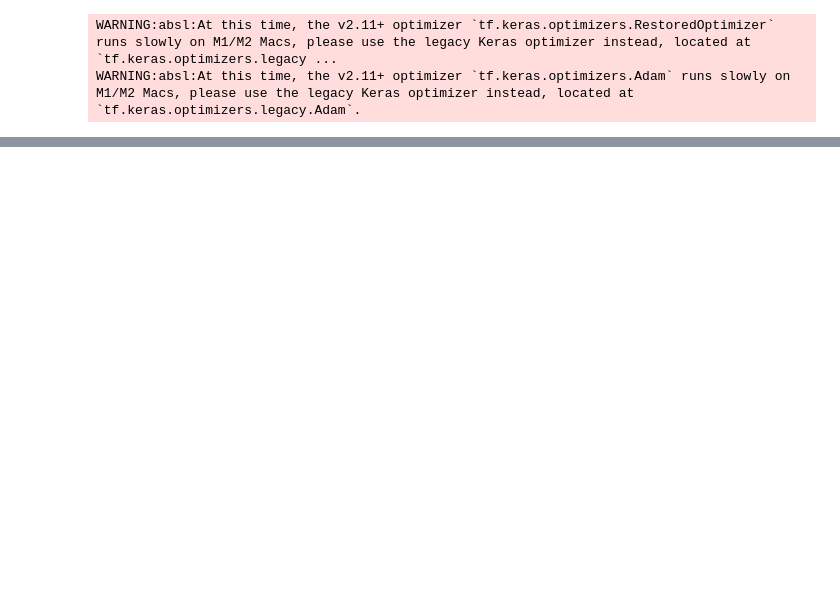
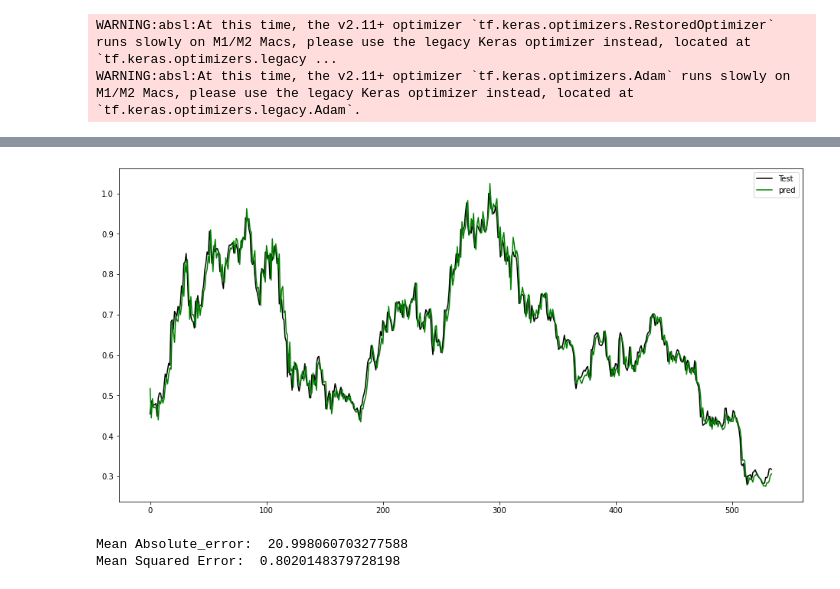
Before and after one commit to Pierciest/financial-analysis-for-crypto-currencies, a Jupyter notebook: LSTM.ipynb, the cells around one changed output, grey strips where cells are left out. Saved outputs shown, nothing was run; the diff lists cells and outputs as text; code cells hidden in the pictures; blank space fills up the shorter version.

```diff
--- a/LSTM.ipynb
+++ b/LSTM.ipynb
@@ -319,0 +469,5 @@ AttributeError: module 'keras.api._v2.keras.metrics' has no attribute 'mean_squa
+# %%
+cp1_GT = ModelCheckpoint('model1/', save_best_only=True)
+model1_GT.compile(loss=MeanSquaredError(), optimizer=adam, metrics=[RootMeanSquaredError()])
+# %%
+model1_GT.fit(x=X_train, y=y_train, validation_data=(X_test, y_test), batch_size=15, epochs=15, shuffle=True, validation_split = 0.1, callbacks=[cp1_GT])
@@ -319,0 +505,2 @@ AttributeError: module 'keras.api._v2.keras.metrics' has no attribute 'mean_squa
+# %%
+model1 = load_model('model1/')
@@ -319,0 +510,5 @@ AttributeError: module 'keras.api._v2.keras.metrics' has no attribute 'mean_squa
+# %%
+y_pred = model1.predict(X_test)
+#y_pred=np.where(y_pred > 0.43, 1,0)
+for i in range(10):
+    print(y_pred[i], y_test[i])
@@ -319,0 +527,16 @@ AttributeError: module 'keras.api._v2.keras.metrics' has no attribute 'mean_squa
+# %%
+plt.figure(figsize=(16,8))
+plt.plot(y_test, color = 'black', label = 'Test')
+plt.plot(y_pred, color = 'green', label = 'pred')
+plt.legend()
+plt.show()
+
+
+mean_absolute_error = np.mean(tf.keras.metrics.mean_absolute_error(y_test, y_pred).numpy())
+print("Mean Absolute_error: ",mean_absolute_error*1000)
+mean_squared_error = np.mean(tf.keras.metrics.mean_squared_error(y_test, y_pred).numpy())
+print("Mean Squared Error: ",mean_squared_error*1000)
+# %% [output]
+[figure, added]
+Mean Absolute_error:  20.998060703277588
+Mean Squared Error:  0.8020148379728198
```
Also changed, not shown: parts of 18 cells of this notebook, 7 other files.
